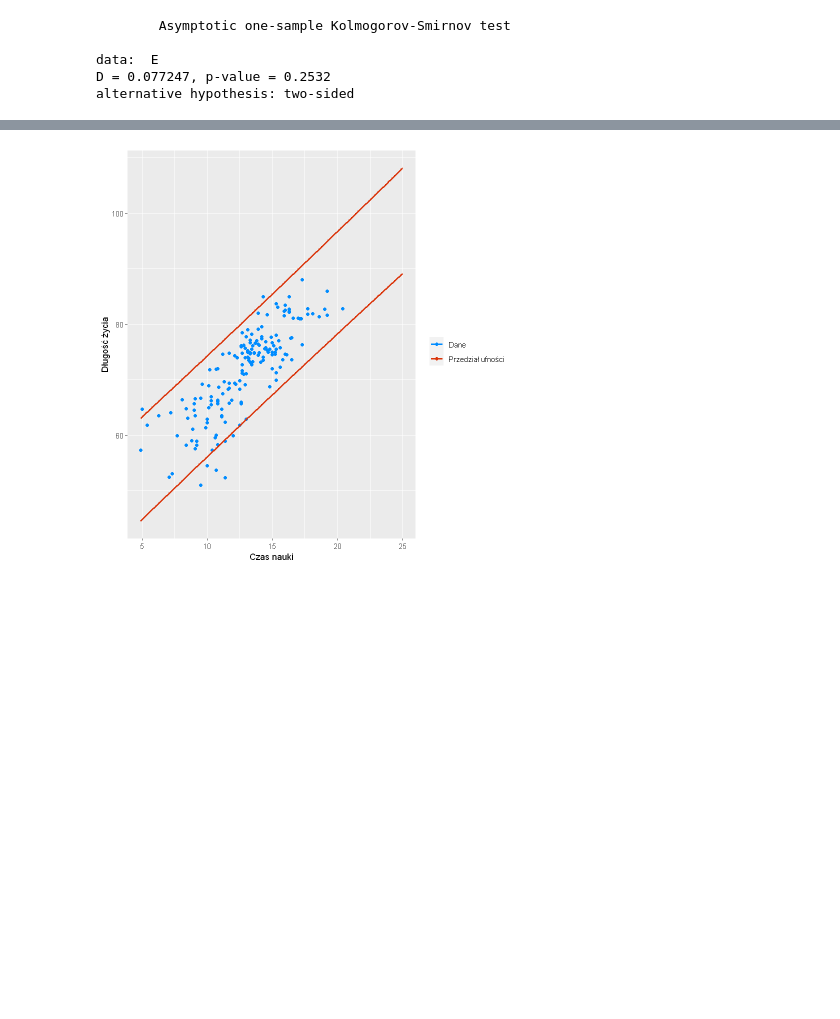
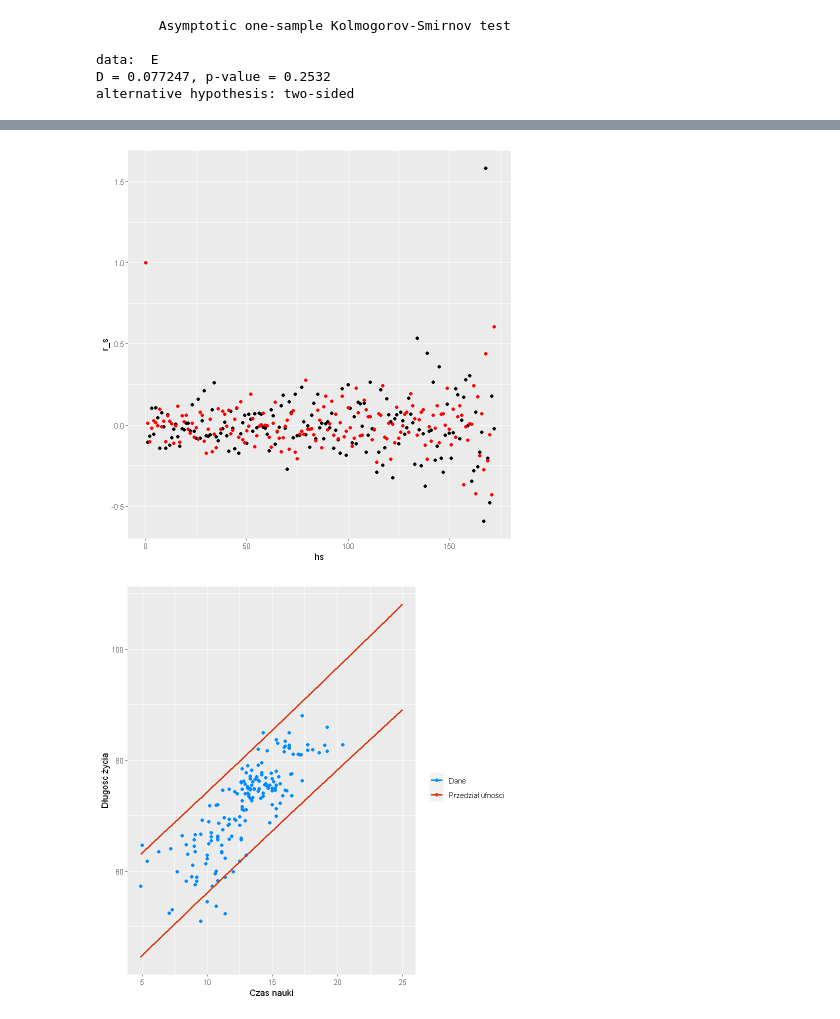
Before and after one commit to HalasTomasz/Kaszcz, a Jupyter notebook: Raport/Malec.ipynb, the cells around one changed output, grey strips where cells are left out. Drawn from its saved outputs; the diff is of its cells as text; code cells hidden in the pictures; blank space fills up the shorter version.

```diff
--- a/Raport/Malec.ipynb
+++ b/Raport/Malec.ipynb
@@ -156,3 +178,25 @@ ggplot() +
+# %%
+n <- length(E)
+hs <- 0:172
+Xt <- rnorm(n, 0, sd(E))
+
+g_ <- function(X, h) {
+    return ( mean( (X[(1+h):n] - mean(X)) * (X[1:(n-h)] - mean(X)) ) )
+}
+
+g_s <- c()
+g_s2 <- c()
+for (h in hs) {
+    g_s <- append(g_s, g_(E, h))
+    g_s2 <- append(g_s2, g_(Xt, h))
+}
+
+r_s = g_s / g_(E, 0)
+r_s2 = g_s2 / g_(Xt, 0)
+
+ggplot() + geom_point(aes(hs, r_s)) + geom_point(aes(hs, r_s2), col='red')
+# %% [output]
+[figure, added]
 # %%
 n <- length(X)
 α <- 0.05
```
Also changed, not shown: parts of 6 cells of this notebook, 1 other file.
